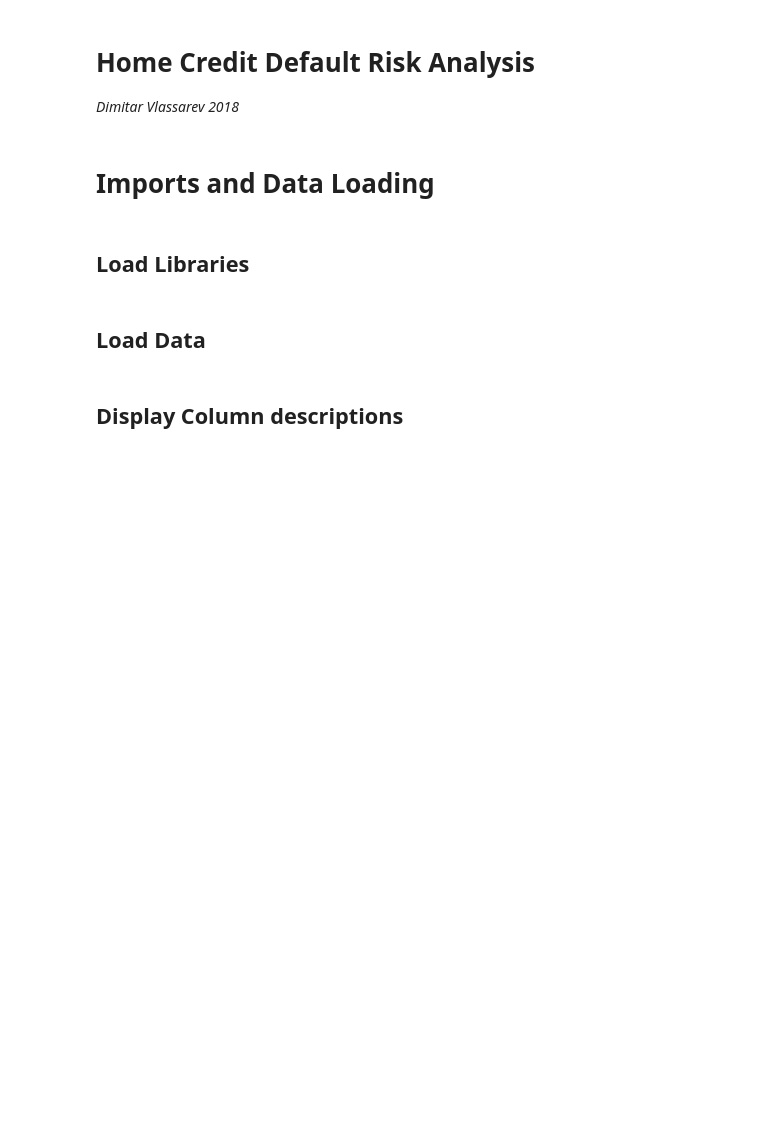
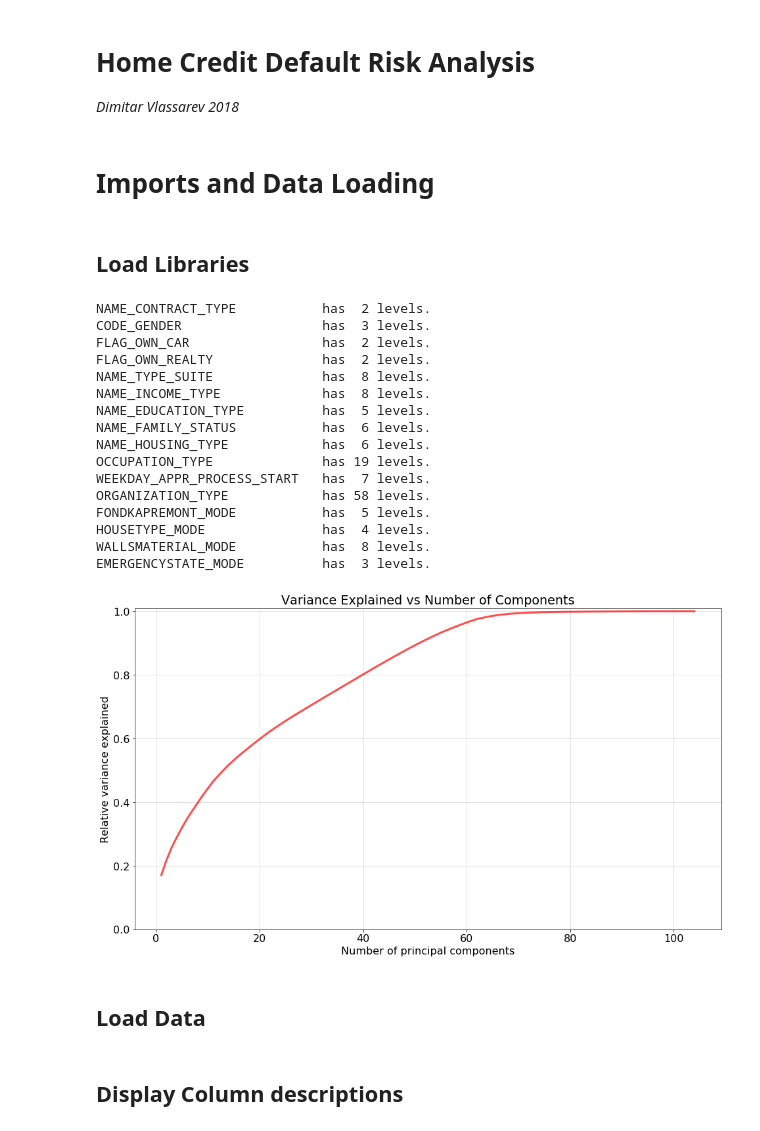
Before and after one commit to vlassarev/home-credit-default-risk, a Jupyter notebook: hcdr_model.ipynb, the cells around one changed output. Drawn from its saved outputs; the diff is of its cells as text; code cells hidden in the pictures; blank space fills up the shorter version.

Commit message:
Created backbone data processing class with methods through PCA

```diff
--- a/hcdr_model.ipynb
+++ b/hcdr_model.ipynb
@@ -15,0 +95,26 @@ import matplotlib.pyplot as plt
+# %%
+application = dataset(r"data/application_train.csv.zip", ["SK_ID_CURR", "TARGET"])
+# %%
+application.describe_cardinality()
+application.onehot()
+application.impute()
+application.standardize()
+application.pca_explore()
+# %% [output]
+NAME_CONTRACT_TYPE           has  2 levels.
+CODE_GENDER                  has  3 levels.
+FLAG_OWN_CAR                 has  2 levels.
+FLAG_OWN_REALTY              has  2 levels.
+NAME_TYPE_SUITE              has  8 levels.
+NAME_INCOME_TYPE             has  8 levels.
+NAME_EDUCATION_TYPE          has  5 levels.
+NAME_FAMILY_STATUS           has  6 levels.
+NAME_HOUSING_TYPE            has  6 levels.
+OCCUPATION_TYPE              has 19 levels.
+WEEKDAY_APPR_PROCESS_START   has  7 levels.
+ORGANIZATION_TYPE            has 58 levels.
+FONDKAPREMONT_MODE           has  5 levels.
+HOUSETYPE_MODE               has  4 levels.
+WALLSMATERIAL_MODE           has  8 levels.
+EMERGENCYSTATE_MODE          has  3 levels.
+[figure, added]
```
Also changed, not shown: parts of 12 cells of this notebook, 1 other file.
